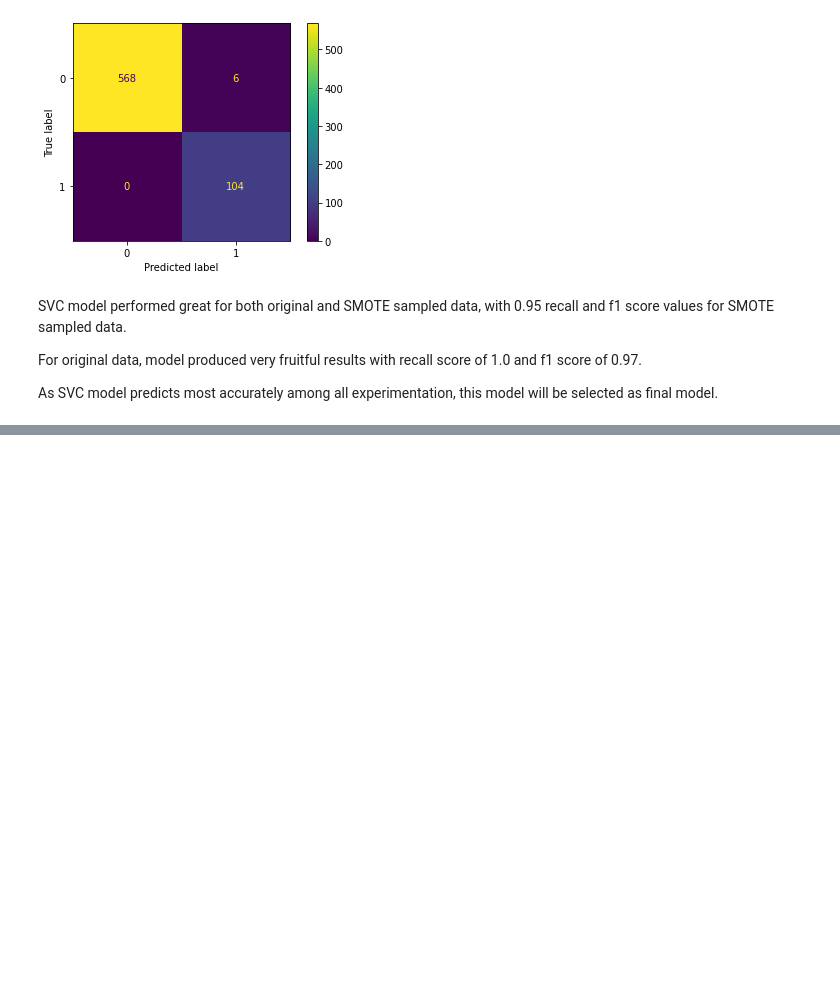
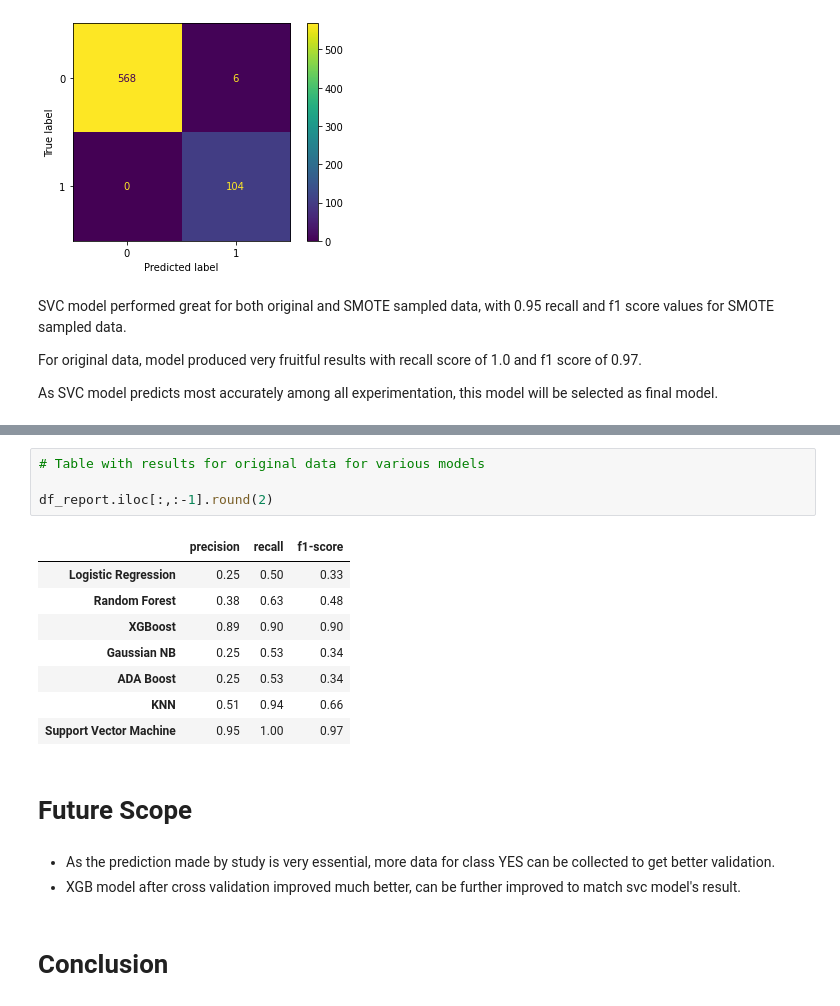
Before and after one commit to iMrugesh9/Cardiovascular_Risk_Prediction_Mrugesh_Patel, a Jupyter notebook: Cardiovascular_Risk_Prediction_Mrugesh_Patel.ipynb, the cells around one changed output, grey strips where cells are left out. Cells and saved outputs as stored; diff of their text form; blank space fills up the shorter version.

```diff
--- a/Cardiovascular_Risk_Prediction_Mrugesh_Patel.ipynb
+++ b/Cardiovascular_Risk_Prediction_Mrugesh_Patel.ipynb
@@ -1123,0 +1176,22 @@ As SVC model predicts most accurately among all experimentation, this model will
+# %%
+# Table with results for original data for various models
+
+df_report.iloc[:,:-1].round(2)
+# %% [output]
+|  | precision | recall | f1-score |
+| Logistic Regression | 0.25 | 0.50 | 0.33 |
+| Random Forest | 0.38 | 0.63 | 0.48 |
+| XGBoost | 0.89 | 0.90 | 0.90 |
+| Gaussian NB | 0.25 | 0.53 | 0.34 |
+| ADA Boost | 0.25 | 0.53 | 0.34 |
+| KNN | 0.51 | 0.94 | 0.66 |
+| Support Vector Machine | 0.95 | 1.00 | 0.97 |
+# %% [markdown]
+# Future Scope
+# %% [markdown]
+
+
+*   As the prediction made by study is very essential, more data for class YES can be collected to get better validation.
+*   XGB model after cross validation improved much better, can be further improved to match svc model's result.
+# %% [markdown]
+# Conclusion
```
Also changed, not shown: parts of 11 cells of this notebook.
